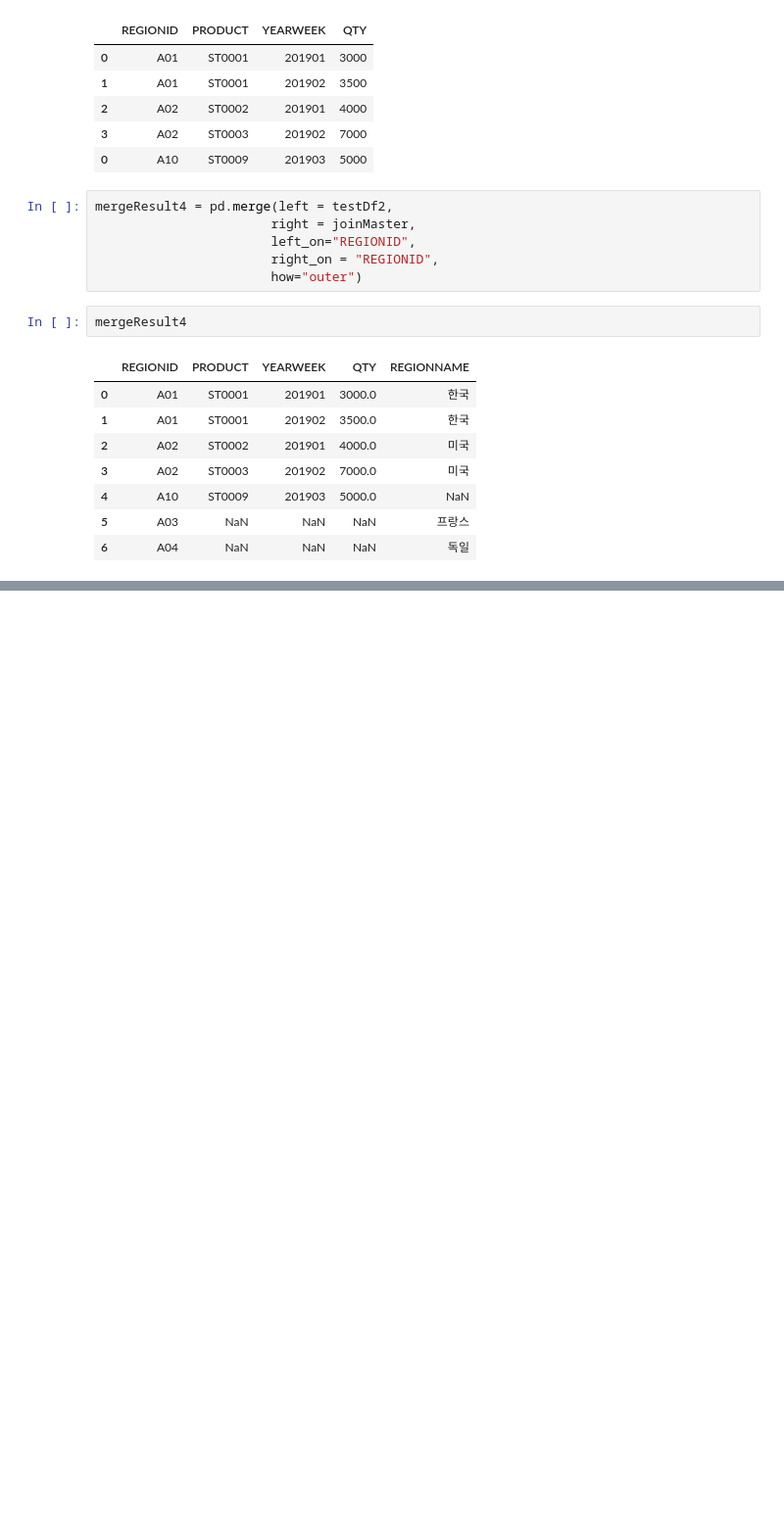
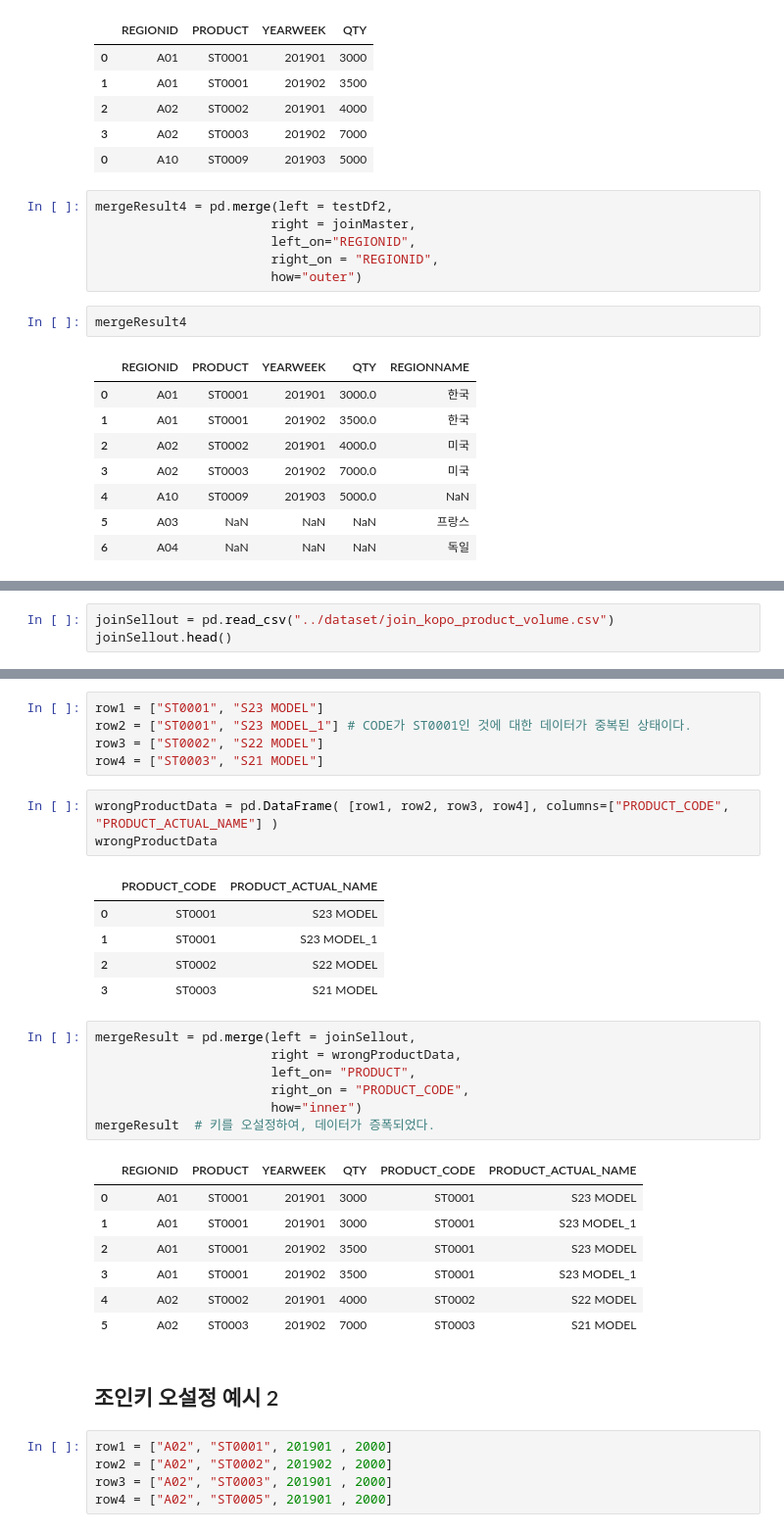
Before and after one commit to ki-ottl/python, a Jupyter notebook: Session05 - 데이터 분석 및 데이터 전처리/09. 데이터 병합하기(join).ipynb, the cells around one changed output, grey strips where cells are left out. Shown at 98% size. Drawn from its saved outputs; the diff is of its cells as text; blank space fills up the shorter version.

```diff
--- a/Session05 - 데이터 분석 및 데이터 전처리/09. 데이터 병합하기(join).ipynb
+++ b/Session05 - 데이터 분석 및 데이터 전처리/09. 데이터 병합하기(join).ipynb
@@ -163,0 +197,3 @@ mergeResult4
+# %%
+joinSellout = pd.read_csv("../dataset/join_kopo_product_volume.csv")
+joinSellout.head()
@@ -163,0 +318,36 @@ mergeResult4
+# %%
+row1 = ["ST0001", "S23 MODEL"]
+row2 = ["ST0001", "S23 MODEL_1"] # CODE가 ST0001인 것에 대한 데이터가 중복된 상태이다.
+row3 = ["ST0002", "S22 MODEL"]
+row4 = ["ST0003", "S21 MODEL"]
+# %%
+wrongProductData = pd.DataFrame( [row1, row2, row3, row4], columns=["PRODUCT_CODE", "PRODUCT_ACTUAL_NAME"] )
+wrongProductData
+# %% [output]
+|  | PRODUCT_CODE | PRODUCT_ACTUAL_NAME |
+| 0 | ST0001 | S23 MODEL |
+| 1 | ST0001 | S23 MODEL_1 |
+| 2 | ST0002 | S22 MODEL |
+| 3 | ST0003 | S21 MODEL |
+# %%
+mergeResult = pd.merge(left = joinSellout,
+                       right = wrongProductData,
+                       left_on= "PRODUCT",
+                       right_on = "PRODUCT_CODE",
+                       how="inner")
+mergeResult  # 키를 오설정하여, 데이터가 증폭되었다.
+# %% [output]
+|  | REGIONID | PRODUCT | YEARWEEK | QTY | PRODUCT_CODE | PRODUCT_ACTUAL_NAME |
+| 0 | A01 | ST0001 | 201901 | 3000 | ST0001 | S23 MODEL |
+| 1 | A01 | ST0001 | 201901 | 3000 | ST0001 | S23 MODEL_1 |
+| 2 | A01 | ST0001 | 201902 | 3500 | ST0001 | S23 MODEL |
+| 3 | A01 | ST0001 | 201902 | 3500 | ST0001 | S23 MODEL_1 |
+| 4 | A02 | ST0002 | 201901 | 4000 | ST0002 | S22 MODEL |
+| 5 | A02 | ST0003 | 201902 | 7000 | ST0003 | S21 MODEL |
+# %% [markdown]
+## 조인키 오설정 예시 2
+# %%
+row1 = ["A02", "ST0001", 201901 , 2000]
+row2 = ["A02", "ST0002", 201902 , 2000]
+row3 = ["A02", "ST0003", 201901 , 2000]
+row4 = ["A02", "ST0005", 201901 , 2000]
```
Also changed, not shown: parts of 35 cells of this notebook.
